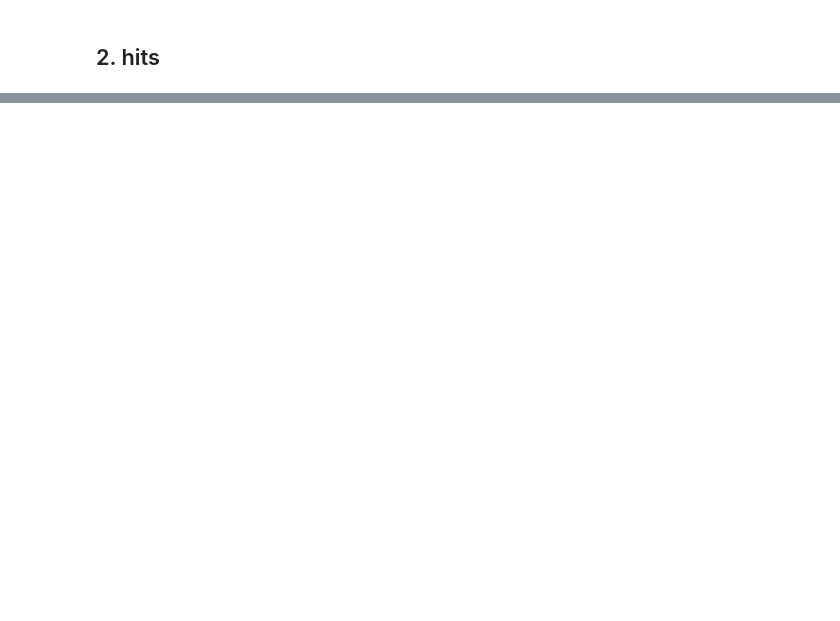
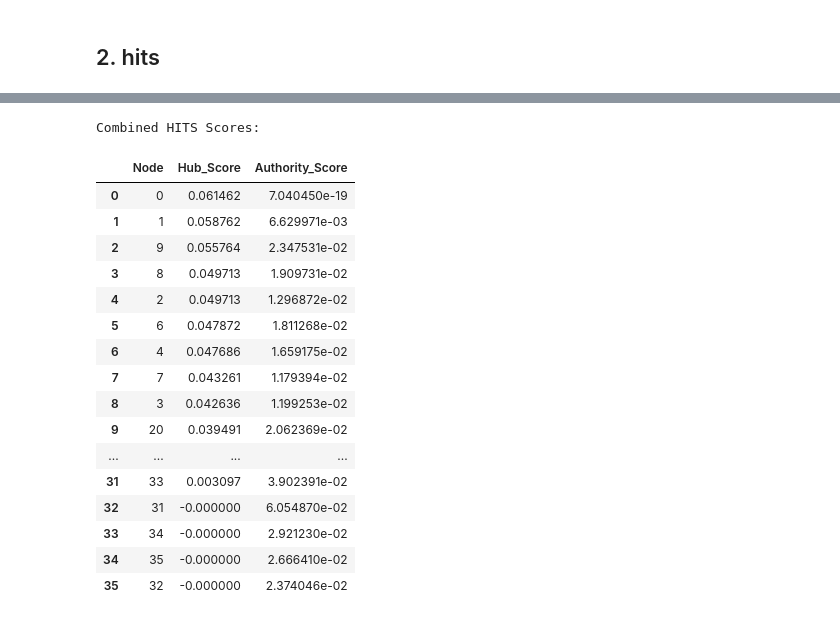
Before and after one commit to donkhoanguyen/arrango, a Jupyter notebook: experiment/hits.ipynb, the cells around one changed output, grey strips where cells are left out. Cells and saved outputs as stored; diff of their text form; code cells hidden in the pictures; blank space fills up the shorter version.

```diff
--- a/experiment/hits.ipynb
+++ b/experiment/hits.ipynb
@@ -239,3 +241,44 @@ Authorities: {'emp_interaction1_node/28': 0.039977440514367926, 'emp_interaction
+# %%
+import pandas as pd
+
+# Create a DataFrame from hubs and authorities
+hits_df = pd.DataFrame({
+    'Node': list(hubs.keys()),
+    'Hub_Score': list(hubs.values()),
+    'Authority_Score': list(authorities.values())
+})
+
+# Clean the Node column by removing 'emp_interaction1_node/'
+hits_df['Node'] = hits_df['Node'].str.replace('emp_interaction1_node/', '')
+
+# Sort by Hub Score in descending order
+hits_df = hits_df.sort_values('Hub_Score', ascending=False)
+
+# Reset the index
+hits_df = hits_df.reset_index(drop=True)
+
+# Display the DataFrame
+print("\nCombined HITS Scores:")
+display(hits_df)
+# %% [output]
+Combined HITS Scores:
+|  | Node | Hub_Score | Authority_Score |
+| 0 | 0 | 0.061462 | 7.040450e-19 |
+| 1 | 1 | 0.058762 | 6.629971e-03 |
+| 2 | 9 | 0.055764 | 2.347531e-02 |
+| 3 | 8 | 0.049713 | 1.909731e-02 |
+| 4 | 2 | 0.049713 | 1.296872e-02 |
+| 5 | 6 | 0.047872 | 1.811268e-02 |
+| 6 | 4 | 0.047686 | 1.659175e-02 |
+| 7 | 7 | 0.043261 | 1.179394e-02 |
+| 8 | 3 | 0.042636 | 1.199253e-02 |
+| 9 | 20 | 0.039491 | 2.062369e-02 |
+| ... | ... | ... | ... |
+| 31 | 33 | 0.003097 | 3.902391e-02 |
+| 32 | 31 | -0.000000 | 6.054870e-02 |
+| 33 | 34 | -0.000000 | 2.921230e-02 |
+| 34 | 35 | -0.000000 | 2.666410e-02 |
+| 35 | 32 | -0.000000 | 2.374046e-02 |
 # %%
 # Optionally, you can rank the nodes based on their hub and authority scores:
 sorted_hubs = sorted(hubs.items(), key=lambda x: x[1], reverse=True)
```
Also changed, not shown: parts of 6 cells of this notebook, 2 other files.
